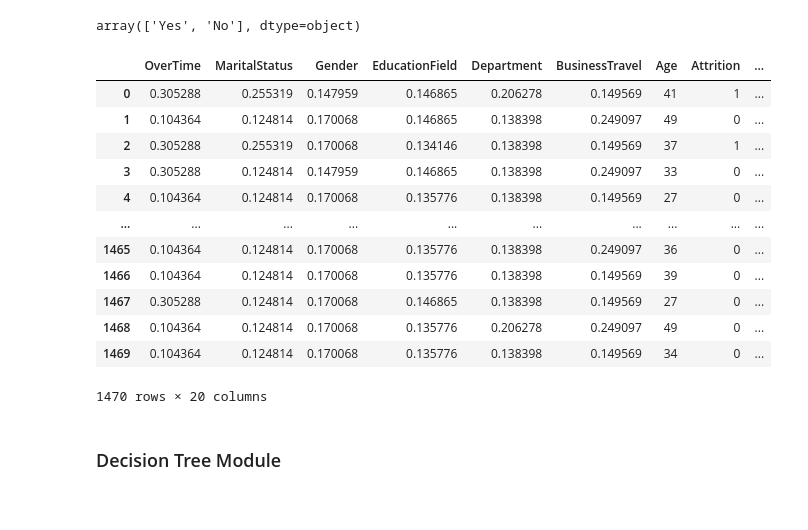
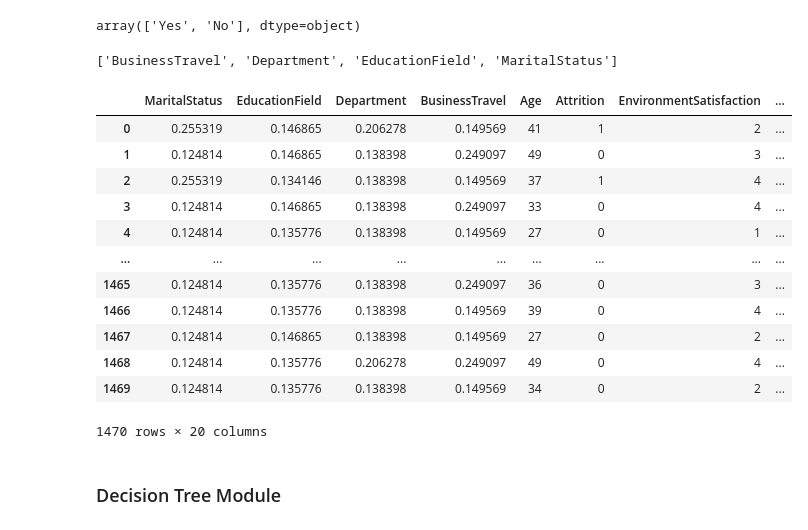
Before and after one commit to Amar-C-A/Attrition-Rate, a Jupyter notebook: Attrition Rate.ipynb, the cells around one changed output. Cells and saved outputs as stored; diff of their text form; code cells hidden in the pictures.

```diff
--- a/Attrition Rate.ipynb
+++ b/Attrition Rate.ipynb
@@ -1333,0 +665,2 @@ array(['Female', 'Male'], dtype=object)
+# %%
+data['Gender'] = data['Gender'].apply(lambda x: 0 if x == 'Male' else 1)
@@ -1339,39 +678,44 @@ array(['Single', 'Married', 'Divorced'], dtype=object)
 data['OverTime'].unique()
 # %% [output]
 array(['Yes', 'No'], dtype=object)
+# %%
+data['OverTime'] = data['OverTime'].apply(lambda x: 0 if x == 'Yes' else 1)
+# %%
+l1.remove('Gender')
+l1.remove('OverTime')
+l1
+# %% [output]
+['BusinessTravel', 'Department', 'EducationField', 'MaritalStatus']
 # %%
-# Converting categorical data into float with respect to target variable
+# Target Encoding
 
 import category_encoders as ce
 
 tenc=ce.TargetEncoder()
 data_travel = tenc.fit_transform(data['BusinessTravel'],data['Attrition'])
 data_dep = tenc.fit_transform(data['Department'],data['Attrition'])
 data_edu = tenc.fit_transform(data['EducationField'],data['Attrition'])
-data_gender = tenc.fit_transform(data['Gender'],data['Attrition'])
 data_marital_status = tenc.fit_transform(data['MaritalStatus'],data['Attrition'])
-data_over_time = tenc.fit_transform(data['OverTime'],data['Attrition'])
 
 data_new1 = data_travel.join(data.drop('BusinessTravel',axis = 1))
 data_new2 = data_dep.join(data_new1.drop('Department',axis = 1))
 data_new3 = data_edu.join(data_new2.drop('EducationField',axis = 1))
-data_new4 = data_gender.join(data_new3.drop('Gender',axis = 1))
-data_new5 = data_marital_status.join(data_new4.drop('MaritalStatus',axis = 1))
-data_new = data_over_time.join(data_new5.drop('OverTime',axis = 1))
+data_new = data_marital_status.join(data_new3.drop('MaritalStatus',axis = 1))
+
 data_new
 # %% [output]
-|  | OverTime | MaritalStatus | Gender | EducationField | Department | BusinessTravel | Age | Attrition | ... |
-| 0 | 0.305288 | 0.255319 | 0.147959 | 0.146865 | 0.206278 | 0.149569 | 41 | 1 | ... |
-| 1 | 0.104364 | 0.124814 | 0.170068 | 0.146865 | 0.138398 | 0.249097 | 49 | 0 | ... |
-| 2 | 0.305288 | 0.255319 | 0.170068 | 0.134146 | 0.138398 | 0.149569 | 37 | 1 | ... |
-| 3 | 0.305288 | 0.124814 | 0.147959 | 0.146865 | 0.138398 | 0.249097 | 33 | 0 | ... |
-| 4 | 0.104364 | 0.124814 | 0.170068 | 0.135776 | 0.138398 | 0.149569 | 27 | 0 | ... |
-| ... | ... | ... | ... | ... | ... | ... | ... | ... | ... |
-| 1465 | 0.104364 | 0.124814 | 0.170068 | 0.135776 | 0.138398 | 0.249097 | 36 | 0 | ... |
-| 1466 | 0.104364 | 0.124814 | 0.170068 | 0.135776 | 0.138398 | 0.149569 | 39 | 0 | ... |
-| 1467 | 0.305288 | 0.124814 | 0.170068 | 0.146865 | 0.138398 | 0.149569 | 27 | 0 | ... |
-| 1468 | 0.104364 | 0.124814 | 0.170068 | 0.135776 | 0.206278 | 0.249097 | 49 | 0 | ... |
-| 1469 | 0.104364 | 0.124814 | 0.170068 | 0.135776 | 0.138398 | 0.149569 | 34 | 0 | ... |
+|  | MaritalStatus | EducationField | Department | BusinessTravel | Age | Attrition | EnvironmentSatisfaction | ... |
+| 0 | 0.255319 | 0.146865 | 0.206278 | 0.149569 | 41 | 1 | 2 | ... |
+| 1 | 0.124814 | 0.146865 | 0.138398 | 0.249097 | 49 | 0 | 3 | ... |
+| 2 | 0.255319 | 0.134146 | 0.138398 | 0.149569 | 37 | 1 | 4 | ... |
+| 3 | 0.124814 | 0.146865 | 0.138398 | 0.249097 | 33 | 0 | 4 | ... |
+| 4 | 0.124814 | 0.135776 | 0.138398 | 0.149569 | 27 | 0 | 1 | ... |
+| ... | ... | ... | ... | ... | ... | ... | ... | ... |
+| 1465 | 0.124814 | 0.135776 | 0.138398 | 0.249097 | 36 | 0 | 3 | ... |
+| 1466 | 0.124814 | 0.135776 | 0.138398 | 0.149569 | 39 | 0 | 4 | ... |
+| 1467 | 0.124814 | 0.146865 | 0.138398 | 0.149569 | 27 | 0 | 2 | ... |
+| 1468 | 0.124814 | 0.135776 | 0.206278 | 0.249097 | 49 | 0 | 4 | ... |
+| 1469 | 0.124814 | 0.135776 | 0.138398 | 0.149569 | 34 | 0 | 2 | ... |
 1470 rows × 20 columns
 # %% [markdown]
 ### Decision Tree Module
```
Also changed, not shown: parts of 102 cells of this notebook.
